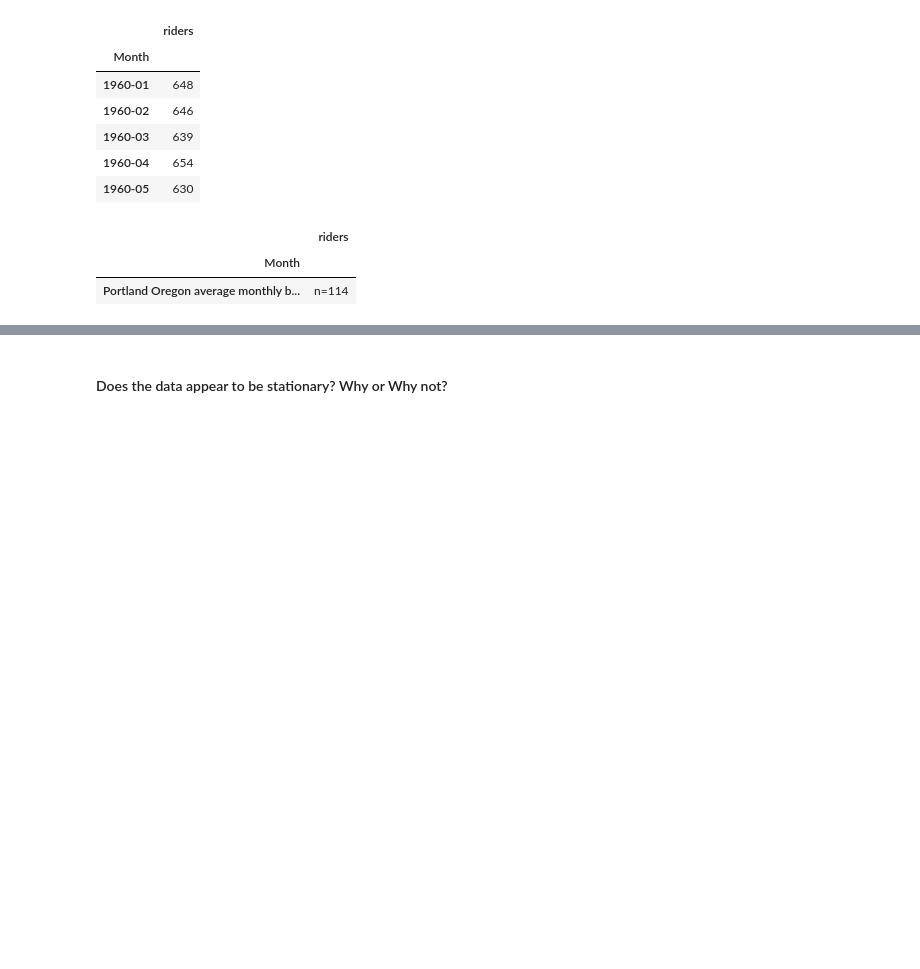
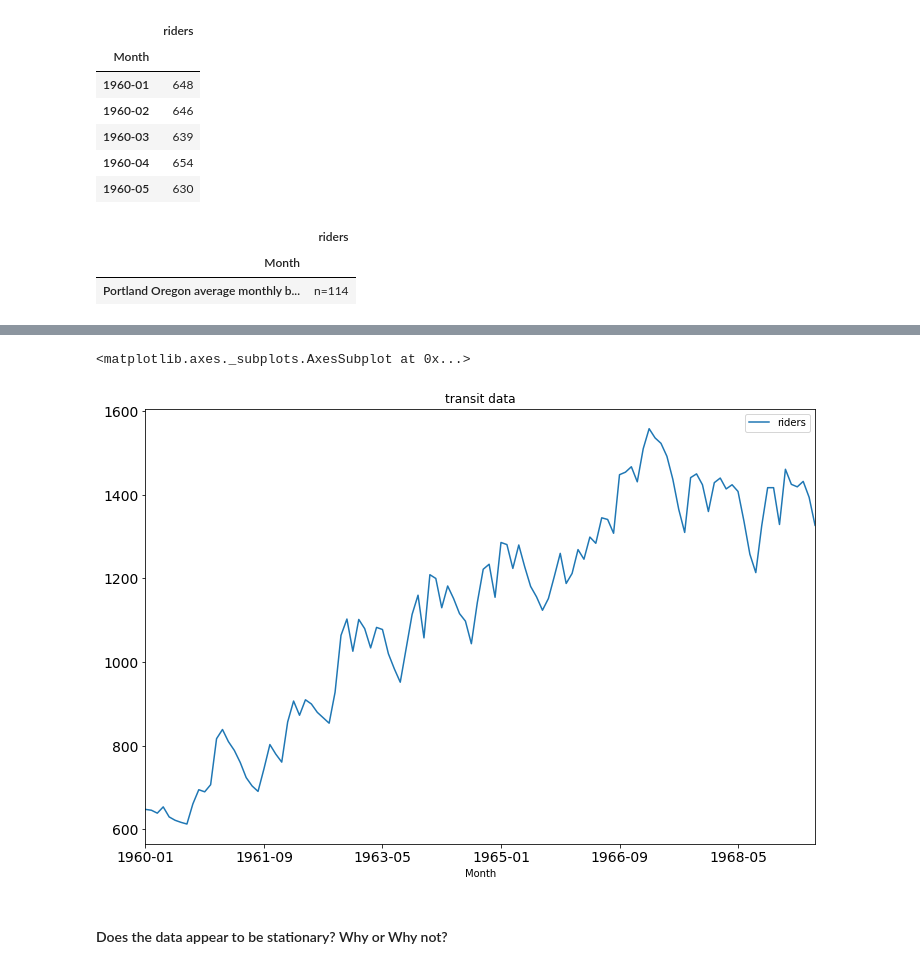
Before and after one commit to Rsaphra/nyc-mhtn-ds-082619-lectures, a Jupyter notebook: Mod_6/Time_Series/Intro_Time_Series.ipynb, the cells around one changed output, grey strips where cells are left out. Drawn from its saved outputs; the diff is of its cells as text; code cells hidden in the pictures; blank space fills up the shorter version.

```diff
--- a/Mod_6/Time_Series/Intro_Time_Series.ipynb
+++ b/Mod_6/Time_Series/Intro_Time_Series.ipynb
@@ -459,5 +460,12 @@ df_transit
+# %%
+df_transit.columns
+df_transit['riders'] = df_transit['riders'].astype(int)
 # %%
 # Plot a graph of the data to see what it looks like over time
+df_transit.plot(figsize=(12,8), title="transit data", fontsize=14)
+# %% [output]
+<matplotlib.axes._subplots.AxesSubplot at 0x...>
+[figure, added]
 # %% [markdown]
 #### Does the data appear to be stationary? Why or Why not?
 # %%
```
Also changed, not shown: parts of 10 cells of this notebook.
